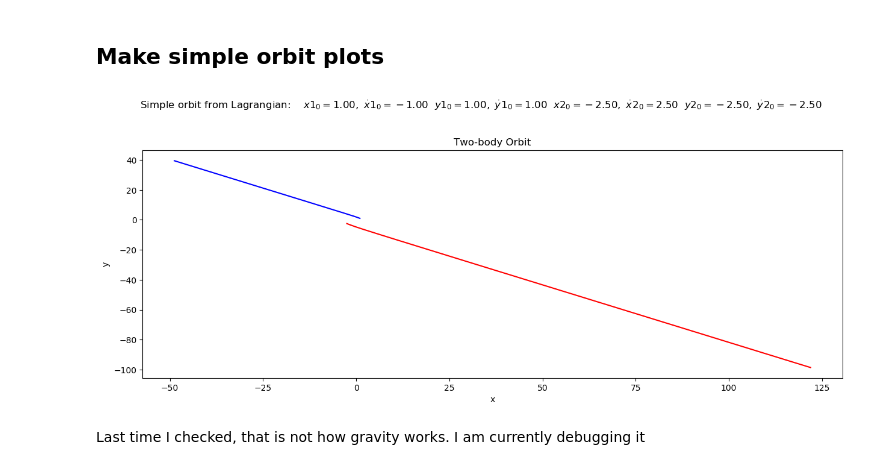
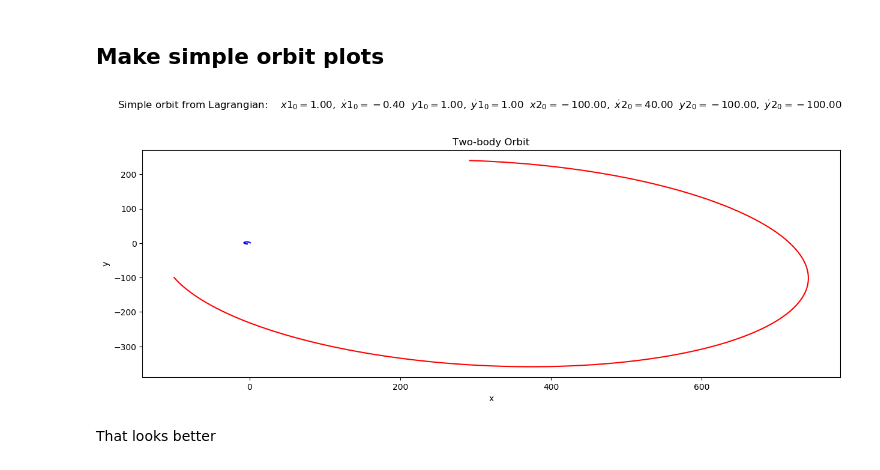
Before and after one commit to Daniel-Lemr/5300_Final, a Jupyter notebook: Gravity_Prob_2.ipynb, the cells around one changed output. Drawn from its saved outputs; the diff is of its cells as text; code cells hidden in the pictures.

```diff
--- a/Gravity_Prob_2.ipynb
+++ b/Gravity_Prob_2.ipynb
@@ -103,10 +103,11 @@ class LagrangianTwoBody():
 
         """
         #Solve for that common denominator once
-        Dnm = ((y[0]-y[4])**2 + (y[2]-y[6])**2)**(3/2)
+        Dnm = np.sqrt(((y[0]-y[4])**2 + (y[2]-y[6])**2)**3)
 
         return [y[1], (self.m_2*self.G*(y[4]-y[0]))/Dnm, y[3], (self.m_2*self.G*(y[6]-y[2]))/Dnm, y[5], \
                (self.m_1*self.G*(y[0]-y[4]))/Dnm, y[7], (self.m_1*self.G*(y[2]-y[6]))/Dnm]
+
 
     def solve_ode(self, t_pts, x_1_0, x_1_dot_0, y_1_0, y_1_dot_0, x_2_0, x_2_dot_0, y_2_0, y_2_dot_0,
                   abserr=1.0e-6, relerr=1.0e-6):
@@ -118,6 +119,7 @@ class LagrangianTwoBody():
         solution = solve_ivp(self.dy_dt, (t_pts[0], t_pts[-1]),
                              y, t_eval=t_pts,
                              atol=abserr, rtol=relerr)
+
         x_1, x_1_dot, y_1, y_1_dot, x_2, x_2_dot, y_2, y_2_dot = solution.y
 
         return x_1, x_1_dot, y_1, y_1_dot, x_2, x_2_dot, y_2, y_2_dot
@@ -169,17 +171,17 @@ delta_t = 0.001
 
 t_pts = np.arange(t_start, t_end+delta_t, delta_t)
 
-G = 1.
-mass_1 = 10.
-mass_2 = 4.
+G = 10000.
+mass_1 = 100.
+mass_2 = 1.
 
 # Instantiate a pendulum
 o1 = LagrangianTwoBody(G=G,m_1=mass_1,m_2=mass_2)
 # %%
 # Set initial conditions
-x_1_0 = 1.
-x_1_dot_0 = -1.
-y_1_0 = 1.
+x_1_0 = 1
+x_1_dot_0 = -.4
+y_1_0 = 1
 y_1_dot_0 = 1.
 
 x_2_0 = (-mass_1/mass_2)*x_1_0
@@ -199,33 +201,47 @@ overall_title = 'Simple orbit from Lagrangian:  ' + \
                 rf'  $y 1_0 = {y_1_0:.2f},$' + \
                 rf' $\dot y 1_0 = {y_1_dot_0:.2f}$' + \
                 rf'  $x 2_0 = {x_2_0:.2f},$' + \
                 rf' $\dot x 2_0 = {x_2_dot_0:.2f}$' + \
                 rf'  $y 2_0 = {y_2_0:.2f},$' + \
                 rf' $\dot y 2_0 = {y_2_dot_0:.2f}$' + \
                 '\n'     # \n means a new line (adds some space here)
 fig.suptitle(overall_title, va='baseline')
 
 # first plot: phi plot
 ax_a = fig.add_subplot(1,1,1)
 
 start, stop = start_stop_indices(t_pts, t_start, t_end)
 plot_y_vs_x(x_1[start : stop], y_1[start : stop],
             axis_labels=x_vs_y_labels,
             color='blue',
             label=None,
             title=None,
             ax=ax_a)
 
 plot_y_vs_x(x_2[start : stop], y_2[start : stop],
             axis_labels=x_vs_y_labels,
             color='red',
             label=None,
             title='Two-body Orbit',
             ax=ax_a)
 
+#plot_y_vs_x(x_1_dot[start : stop], y_1_dot[start : stop],
+#            axis_labels=x_vs_y_labels,
+#            color='green',
+#            label=None,
+#            title=None,
+#            ax=ax_a)
+
+#plot_y_vs_x(x_2_dot[start : stop], y_2_dot[start : stop],
+#            axis_labels=x_vs_y_labels,
+#            color='black',
+#            label=None,
+#            title=None,
+#            ax=ax_a)
+
 
 fig.savefig('two_body_Lagrange.png', bbox_inches='tight')
 # %% [output]
-[figure, old version]
+[figure, new version]
-# %% [markdown]
-Last time I checked, that is not how gravity works. I am currently debugging it
+# %% [markdown]
+That looks better
```
